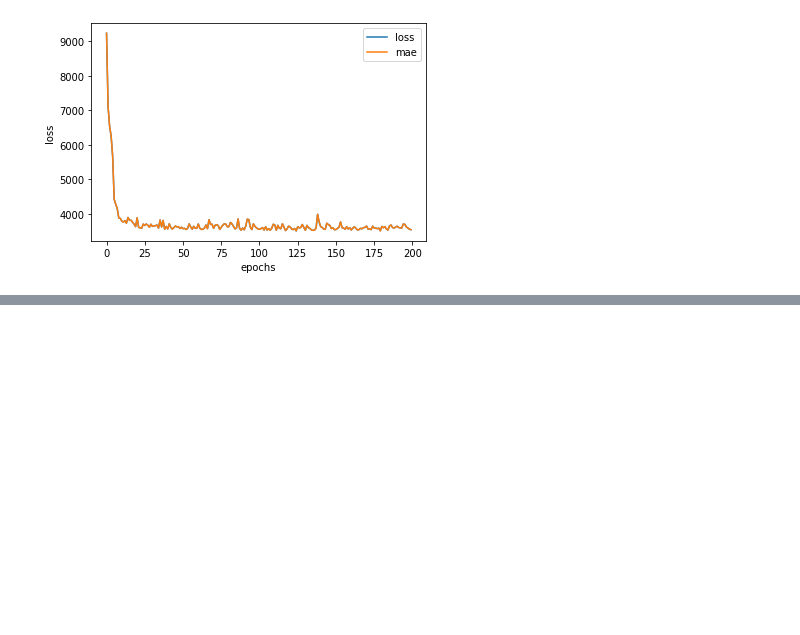
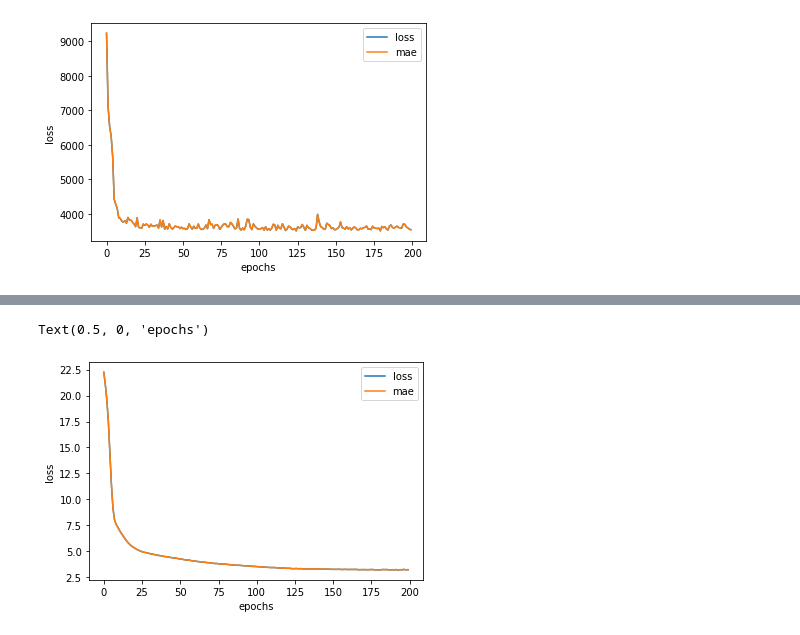
Before and after one commit to ThangDoan2001/TensorFlow_ZeroToHero, a Jupyter notebook: 01_neural_network_regression_with_tensorflow_homework.ipynb, the cells around one changed output, grey strips where cells are left out. Saved outputs shown, nothing was run; the diff lists cells and outputs as text; code cells hidden in the pictures; blank space fills up the shorter version.

```diff
--- a/01_neural_network_regression_with_tensorflow_homework.ipynb
+++ b/01_neural_network_regression_with_tensorflow_homework.ipynb
@@ -546,0 +634,5 @@ Text(0.5, 0, 'epochs')
+# %%
+(X_train, y_train), (X_test, y_test)=tf.keras.datasets.boston_housing.load_data(
+    path='boston_housing.npz', test_split=0.2, seed=42
+)
+X_train.shape
@@ -546,0 +649,4 @@ Text(0.5, 0, 'epochs')
+# %%
+from sklearn.preprocessing import MinMaxScaler
+scaler = MinMaxScaler()
+scaler.fit(X_train)
@@ -546,0 +655,3 @@ Text(0.5, 0, 'epochs')
+# %%
+X_train_normalized = scaler.transform(X_train)
+X_test_normalized = scaler.transform(X_test)
@@ -546,0 +660,16 @@ Text(0.5, 0, 'epochs')
+# %%
+# Let's build first model
+tf.random.set_seed(42)
+# 1. Build the model
+bp_1 = tf.keras.Sequential([
+  tf.keras.layers.Dense(10),
+  tf.keras.layers.Dense(1)
+], name="bp_1")
+
+# 2. Compile the model
+bp_1.compile(loss=tf.keras.losses.MAE,
+             optimizer=tf.keras.optimizers.SGD(),
+             metrics=["mae"])
+
+# 3. Fit the model
+history_1 = bp_1.fit(X_train_normalized, y_train, epochs = 200, verbose=0)
@@ -546,0 +686,8 @@ Text(0.5, 0, 'epochs')
+# %%
+# Visualize relationship between loss and epoch
+pd.DataFrame(history_1.history).plot()
+plt.ylabel("loss")
+plt.xlabel("epochs")
+# %% [output]
+Text(0.5, 0, 'epochs')
+[figure, added]
```
Also changed, not shown: parts of 34 cells of this notebook.
